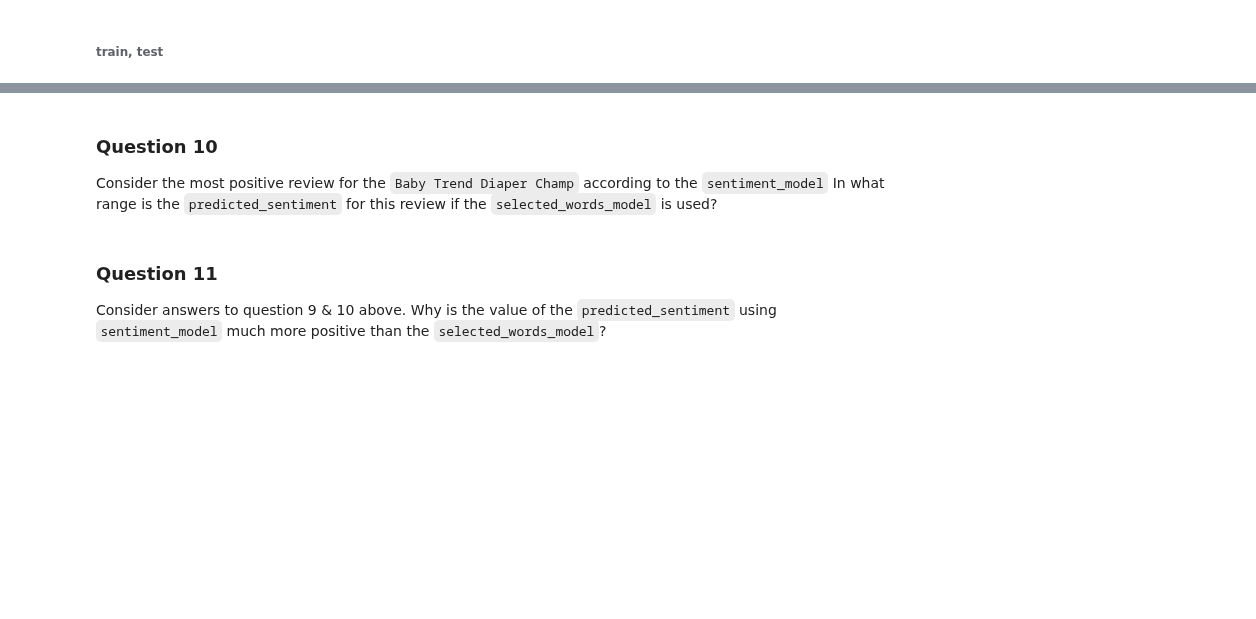
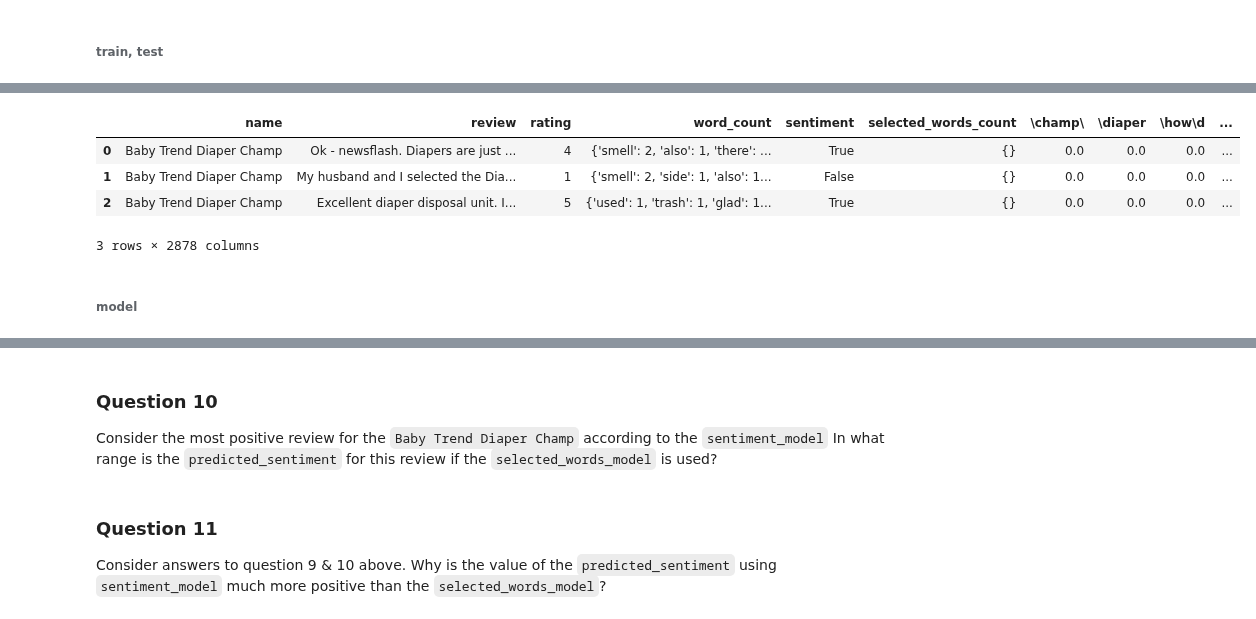
Before and after one commit to DheerajAgarwal/MachineLearning_UoW, a Jupyter notebook: Course1/Analyzing_Product_Sentiment.ipynb, the cells around one changed output, grey strips where cells are left out. Saved outputs shown, nothing was run; the diff lists cells and outputs as text; code cells hidden in the pictures; blank space fills up the shorter version.

```diff
--- a/Course1/Analyzing_Product_Sentiment.ipynb
+++ b/Course1/Analyzing_Product_Sentiment.ipynb
@@ -418,0 +497,9 @@ train_data,test_data = model_selection.train_test_split(amazon_reviews, test_siz
+# %%
+baby_trend_reviews = pd.concat([baby_trend, feature_dummies], axis=1) # axis 1 to join on as columns rather than rows4
+baby_trend_reviews.head(3)
+# %% [output]
+|  | name | review | rating | word_count | sentiment | selected_words_count | \champ\ | \diaper | \how\d | ... |
+| 0 | Baby Trend Diaper Champ | Ok - newsflash. Diapers are just ... | 4 | {'smell': 2, 'also': 1, 'there': ... | True | {} | 0.0 | 0.0 | 0.0 | ... |
+| 1 | Baby Trend Diaper Champ | My husband and I selected the Dia... | 1 | {'smell': 2, 'side': 1, 'also': 1... | False | {} | 0.0 | 0.0 | 0.0 | ... |
+| 2 | Baby Trend Diaper Champ | Excellent diaper disposal unit. I... | 5 | {'used': 1, 'trash': 1, 'glad': 1... | True | {} | 0.0 | 0.0 | 0.0 | ... |
+3 rows × 2878 columns
@@ -419,3 +512,5 @@ train_data,test_data = model_selection.train_test_split(amazon_reviews, test_siz
+# %% [markdown]
+###### model
 # %%
 X = pd.DataFrame(train_data, columns= col_list)
 y = train_data.sentiment.copy()
```
Also changed, not shown: parts of 38 cells of this notebook.
